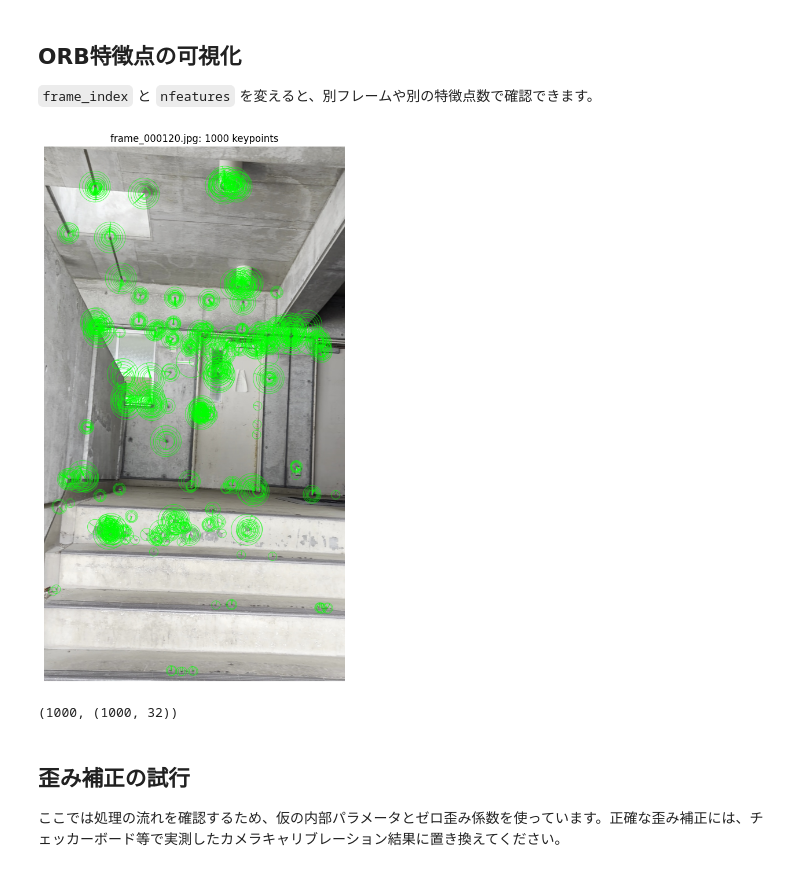
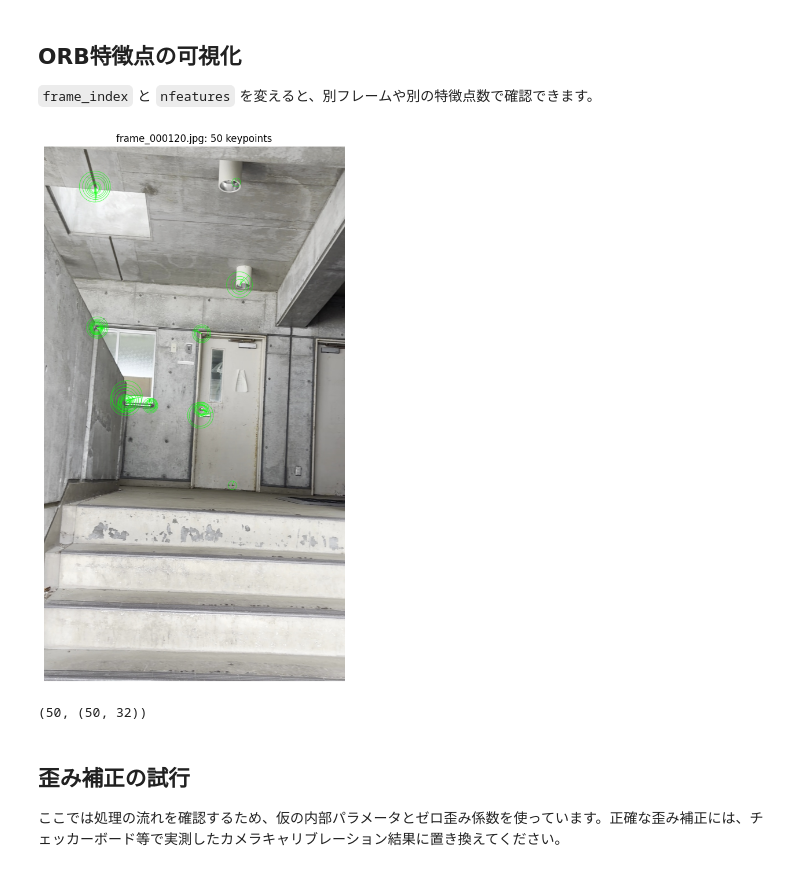
Before and after one commit to mashushokunin/my-research, a Jupyter notebook: notebooks/videos/structured_IMG_5978.ipynb, the cells around one changed output. Cells and saved outputs as stored; diff of their text form; code cells hidden in the pictures.

```diff
--- a/notebooks/videos/structured_IMG_5978.ipynb
+++ b/notebooks/videos/structured_IMG_5978.ipynb
@@ -103,30 +103,30 @@ sequence_budget[columns]
 `frame_index` と `nfeatures` を変えると、別フレームや別の特徴点数で確認できます。
 # %%
 frame_index = 120
-nfeatures = 1000
+nfeatures = 50
 
 image_bgr = cv2.imread(str(frame_paths[frame_index]))
 gray = cv2.cvtColor(image_bgr, cv2.COLOR_BGR2GRAY)
 orb = cv2.ORB_create(nfeatures=nfeatures)
 keypoints, descriptors = orb.detectAndCompute(gray, None)
 vis = cv2.drawKeypoints(
     image_bgr,
     keypoints,
     None,
     color=(0, 255, 0),
     flags=cv2.DrawMatchesFlags_DRAW_RICH_KEYPOINTS,
 )
 
 plt.figure(figsize=(8, 12))
 plt.imshow(cv2.cvtColor(vis, cv2.COLOR_BGR2RGB))
 plt.title(f'{frame_paths[frame_index].name}: {len(keypoints)} keypoints')
 plt.axis('off')
 plt.show()
 
 len(keypoints), None if descriptors is None else descriptors.shape
 # %% [output]
-[figure, old version]
+[figure, new version]
-(1000, (1000, 32))
+(50, (50, 32))
 # %% [markdown]
 ## 歪み補正の試行
 
```
Also changed, not shown: parts of 3 cells of this notebook, 12 other files.
